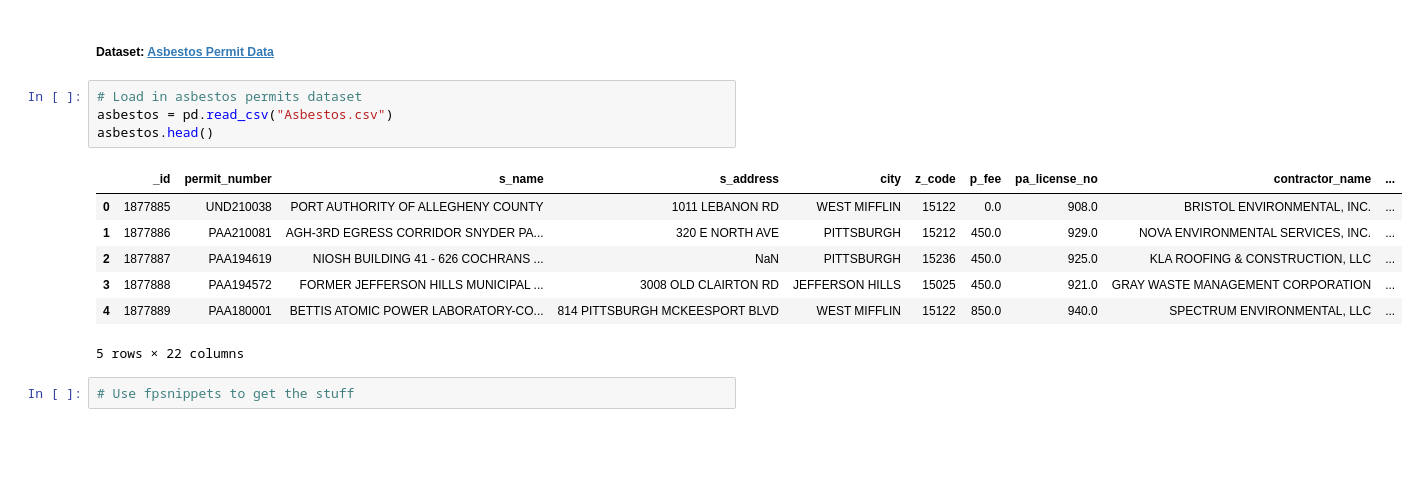
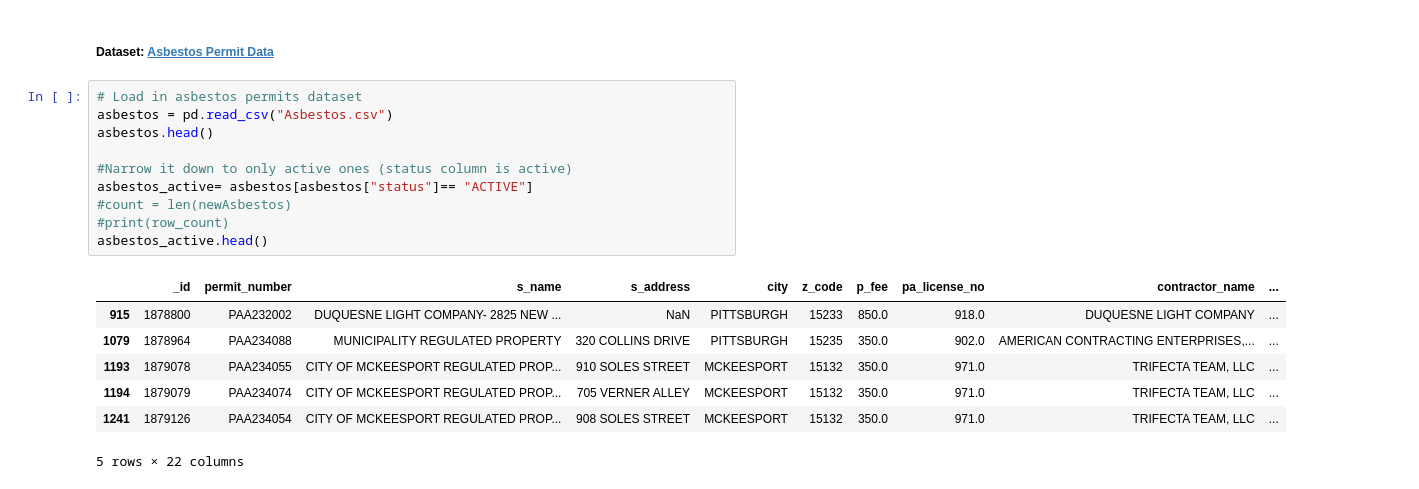
Before and after one commit to amzyz/BigIdeasFinal, a Jupyter notebook: AZnotebook.ipynb, the cells around one changed output. Drawn from its saved outputs; the diff is of its cells as text; blank space fills up the shorter version.

```diff
--- a/AZnotebook.ipynb
+++ b/AZnotebook.ipynb
@@ -104,14 +104,18 @@ neighborhoods_ctracts.head()
 # %%
 # Load in asbestos permits dataset
 asbestos = pd.read_csv("Asbestos.csv")
 asbestos.head()
+
+#Narrow it down to only active ones (status column is active)
+asbestos_active= asbestos[asbestos["status"]== "ACTIVE"]
+#count = len(newAsbestos)
+#print(row_count)
+asbestos_active.head()
 # %% [output]
 |  | _id | permit_number | s_name | s_address | city | z_code | p_fee | pa_license_no | contractor_name | ... |
-| 0 | 1877885 | UND210038 | PORT AUTHORITY OF ALLEGHENY COUNTY | 1011 LEBANON RD | WEST MIFFLIN | 15122 | 0.0 | 908.0 | BRISTOL ENVIRONMENTAL, INC. | ... |
-| 1 | 1877886 | PAA210081 | AGH-3RD EGRESS CORRIDOR SNYDER PA... | 320 E NORTH AVE | PITTSBURGH | 15212 | 450.0 | 929.0 | NOVA ENVIRONMENTAL SERVICES, INC. | ... |
-| 2 | 1877887 | PAA194619 | NIOSH BUILDING 41 - 626 COCHRANS ... | NaN | PITTSBURGH | 15236 | 450.0 | 925.0 | KLA ROOFING & CONSTRUCTION, LLC | ... |
-| 3 | 1877888 | PAA194572 | FORMER JEFFERSON HILLS MUNICIPAL ... | 3008 OLD CLAIRTON RD | JEFFERSON HILLS | 15025 | 450.0 | 921.0 | GRAY WASTE MANAGEMENT CORPORATION | ... |
-| 4 | 1877889 | PAA180001 | BETTIS ATOMIC POWER LABORATORY-CO... | 814 PITTSBURGH MCKEESPORT BLVD | WEST MIFFLIN | 15122 | 850.0 | 940.0 | SPECTRUM ENVIRONMENTAL, LLC | ... |
+| 915 | 1878800 | PAA232002 | DUQUESNE LIGHT COMPANY- 2825 NEW ... | NaN | PITTSBURGH | 15233 | 850.0 | 918.0 | DUQUESNE LIGHT COMPANY | ... |
+| 1079 | 1878964 | PAA234088 | MUNICIPALITY REGULATED PROPERTY | 320 COLLINS DRIVE | PITTSBURGH | 15235 | 350.0 | 902.0 | AMERICAN CONTRACTING ENTERPRISES,... | ... |
+| 1193 | 1879078 | PAA234055 | CITY OF MCKEESPORT REGULATED PROP... | 910 SOLES STREET | MCKEESPORT | 15132 | 350.0 | 971.0 | TRIFECTA TEAM, LLC | ... |
+| 1194 | 1879079 | PAA234074 | CITY OF MCKEESPORT REGULATED PROP... | 705 VERNER ALLEY | MCKEESPORT | 15132 | 350.0 | 971.0 | TRIFECTA TEAM, LLC | ... |
+| 1241 | 1879126 | PAA234054 | CITY OF MCKEESPORT REGULATED PROP... | 908 SOLES STREET | MCKEESPORT | 15132 | 350.0 | 971.0 | TRIFECTA TEAM, LLC | ... |
 5 rows × 22 columns
-# %%
-# Use fpsnippets to get the stuff
```
Also changed, not shown: parts of 11 cells of this notebook, 1 other file.
